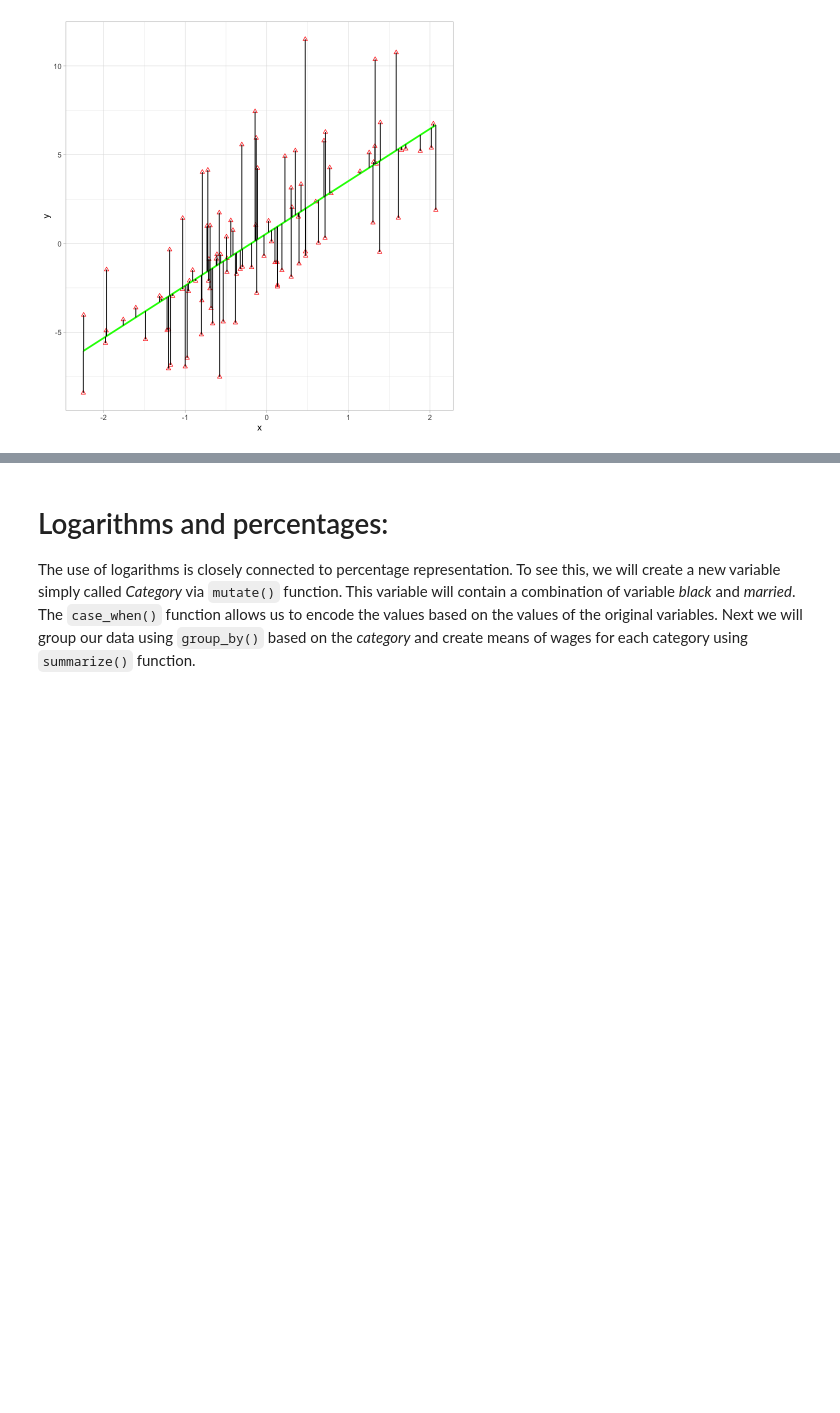
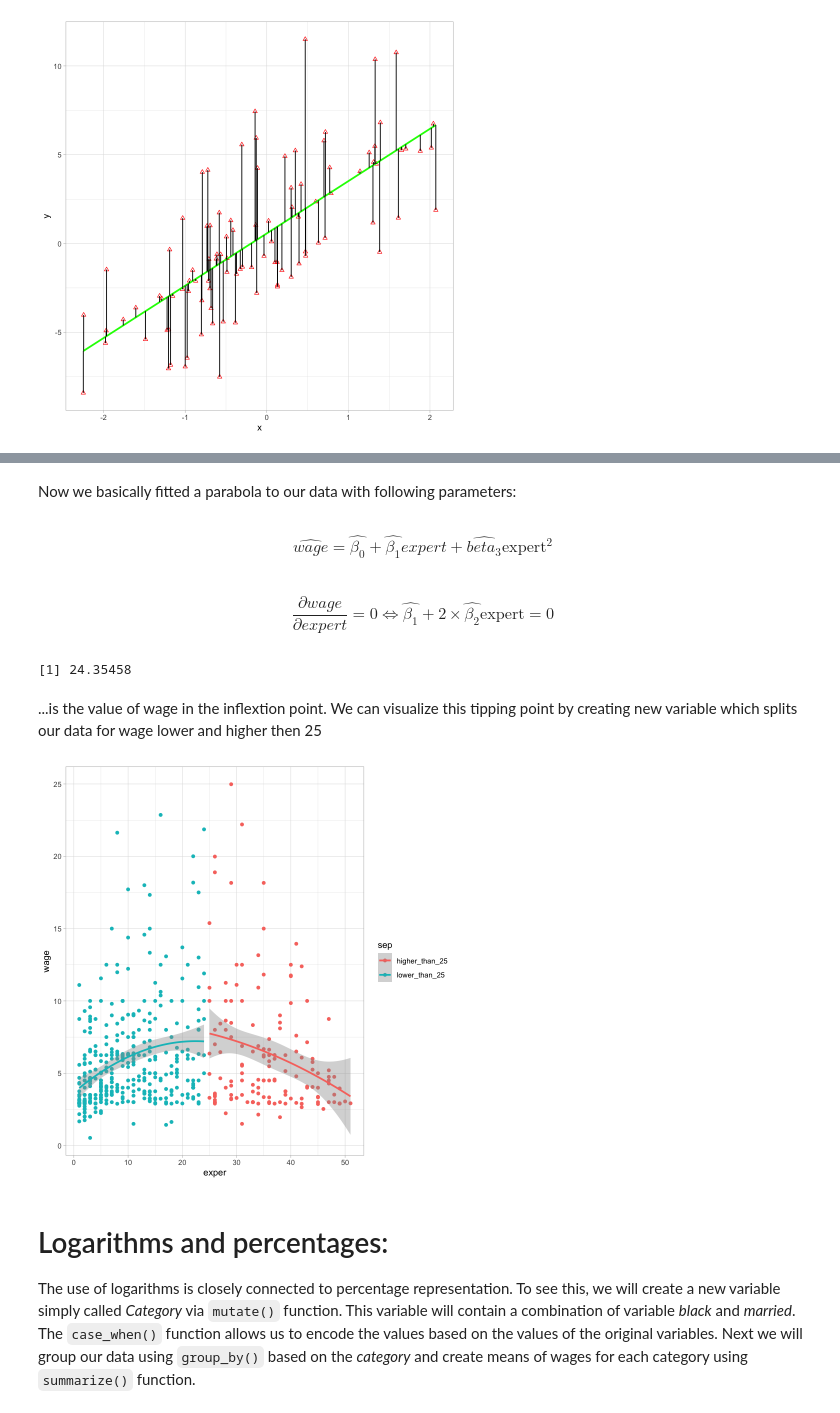
Before and after one commit to KavrikDominik/4EK621, a Jupyter notebook: week_2/week_2.ipynb, the cells around one changed output, grey strips where cells are left out. Saved outputs shown, nothing was run; the diff lists cells and outputs as text; code cells hidden in the pictures; blank space fills up the shorter version.

```diff
--- a/week_2/week_2.ipynb
+++ b/week_2/week_2.ipynb
@@ -180,3 +239,27 @@ In this case, we estimate the model parameters using ordinary least squares (OLS
+# %% [markdown]
+Now we basically fitted a parabola to our data with following parameters:
+# %% [markdown]
+$$\hat{wage} = \hat{\beta_0} + \hat{\beta_1}expert + \hat{beta_3} \text{expert}^2$$
+# %% [markdown]
+$$\frac{\partial wage}{\partial expert} = 0 \iff \hat{\beta_1} + 2 \times \hat{\beta_2} \text{expert} = 0 $$
+# %%
+-0.2981/(-2*0.00612)
+# %% [output]
+[1] 24.35458
+# %% [markdown]
+...is the value of wage in the inflextion point. We can visualize this tipping point by creating new variable which splits our data for wage lower and higher then 25
+# %%
+data_wage %>%
+  select(wage, exper) %>%
+  mutate(exper_sq = exper^2) %>%
+  mutate(sep = ifelse(exper>=25, "higher_than_25","lower_than_25")) %>%
+  ggplot(aes(exper, wage, color = sep))+
+  geom_point()+
+  geom_smooth(method = "lm", formula = y~ x + I(x^2))+
+  labs(main = "effect of experience on wage")+
+  theme_light()
+# %% [output]
+[figure, added]
 # %% [markdown]
 # Logarithms and percentages:
 
```
Also changed, not shown: parts of 7 cells of this notebook.
